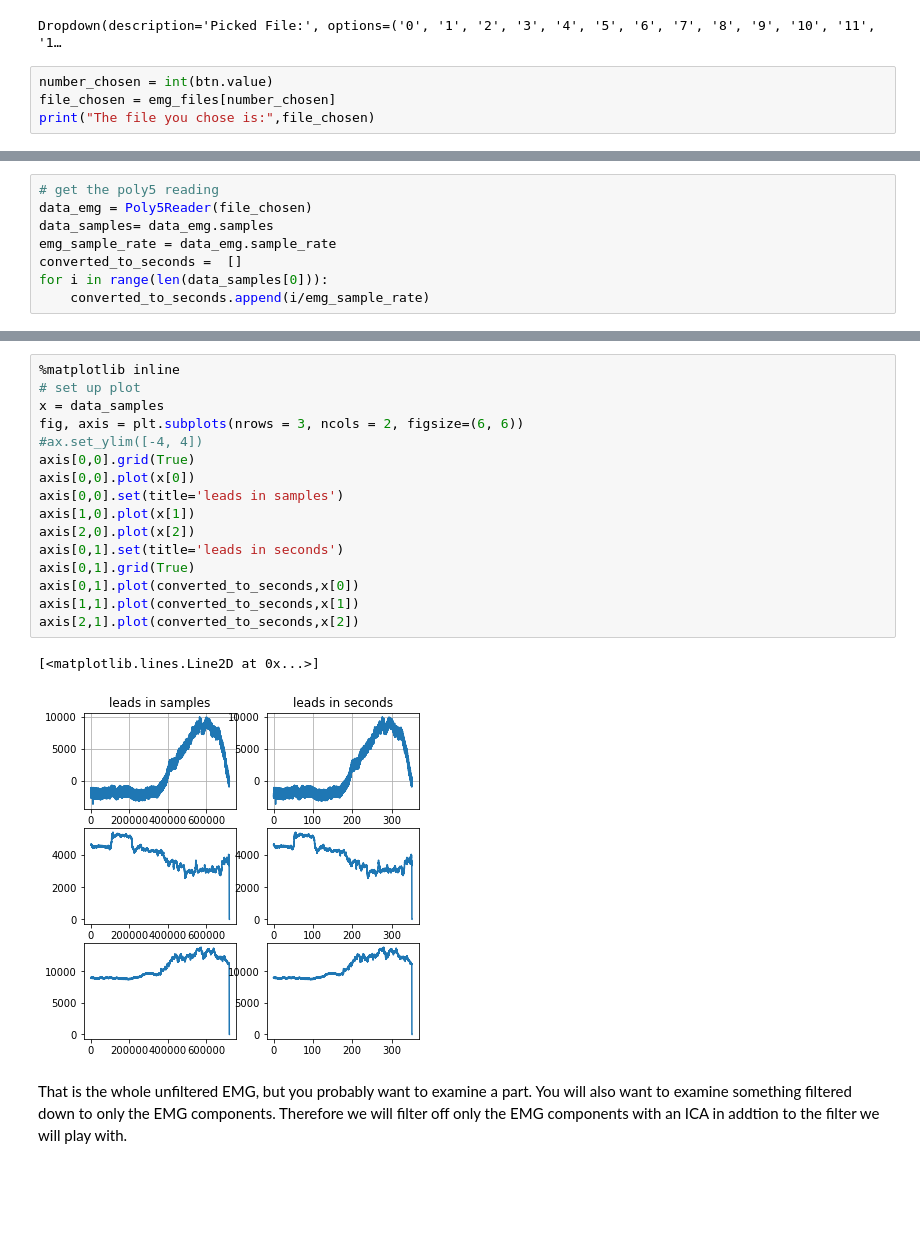
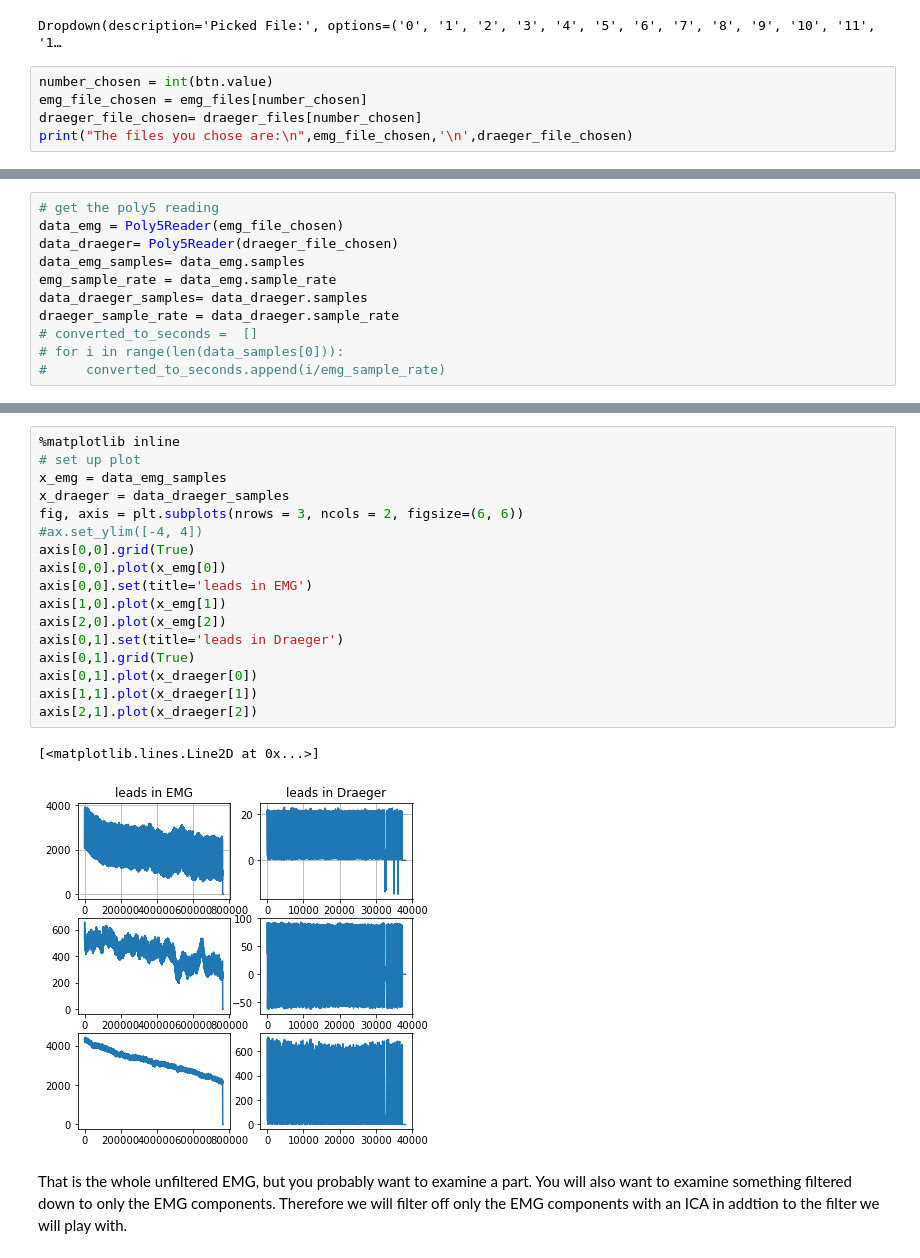
Before and after one commit to NLeSC/rsemg, a Jupyter notebook: researcher_interface/lag_lead_match.ipynb, the cells around one changed output, grey strips where cells are left out. Drawn from its saved outputs; the diff is of its cells as text; blank space fills up the shorter version.

Commit message:
lag-lead matching

```diff
--- a/researcher_interface/lag_lead_match.ipynb
+++ b/researcher_interface/lag_lead_match.ipynb
@@ -65,6 +65,7 @@ display(btn)
 Dropdown(description='Picked File:', options=('0', '1', '2', '3', '4', '5', '6', '7', '8', '9', '10', '11', '1…
 # %%
 number_chosen = int(btn.value)
-file_chosen = emg_files[number_chosen]
-print("The file you chose is:",file_chosen)
+emg_file_chosen = emg_files[number_chosen]
+draeger_file_chosen= draeger_files[number_chosen]
+print("The files you chose are:\n",emg_file_chosen,'\n',draeger_file_chosen)
 # %% [output]
@@ -72,9 +75,12 @@ The file you chose is: ../not_pushed\topspin_data_anonymized\M002\008\EMG_record
 # %%
 # get the poly5 reading
-data_emg = Poly5Reader(file_chosen)
-data_samples= data_emg.samples
+data_emg = Poly5Reader(emg_file_chosen)
+data_draeger= Poly5Reader(draeger_file_chosen)
+data_emg_samples= data_emg.samples
 emg_sample_rate = data_emg.sample_rate
-converted_to_seconds =  []
-for i in range(len(data_samples[0])):
-    converted_to_seconds.append(i/emg_sample_rate)
+data_draeger_samples= data_draeger.samples
+draeger_sample_rate = data_draeger.sample_rate
+# converted_to_seconds =  []
+# for i in range(len(data_samples[0])):
+#     converted_to_seconds.append(i/emg_sample_rate)
 # %% [output]
@@ -86,22 +97,23 @@ Done reading data.
 # %%
 %matplotlib inline
 # set up plot
-x = data_samples
+x_emg = data_emg_samples
+x_draeger = data_draeger_samples
 fig, axis = plt.subplots(nrows = 3, ncols = 2, figsize=(6, 6))
 #ax.set_ylim([-4, 4])
 axis[0,0].grid(True)
-axis[0,0].plot(x[0])
-axis[0,0].set(title='leads in samples')
-axis[1,0].plot(x[1])
-axis[2,0].plot(x[2])
-axis[0,1].set(title='leads in seconds')
+axis[0,0].plot(x_emg[0])
+axis[0,0].set(title='leads in EMG')
+axis[1,0].plot(x_emg[1])
+axis[2,0].plot(x_emg[2])
+axis[0,1].set(title='leads in Draeger')
 axis[0,1].grid(True)
-axis[0,1].plot(converted_to_seconds,x[0])
-axis[1,1].plot(converted_to_seconds,x[1])
-axis[2,1].plot(converted_to_seconds,x[2])
+axis[0,1].plot(x_draeger[0])
+axis[1,1].plot(x_draeger[1])
+axis[2,1].plot(x_draeger[2])
 # %% [output]
 [<matplotlib.lines.Line2D at 0x...>]
-[figure, old version]
+[figure, new version]
 # %% [markdown]
 That is the whole unfiltered EMG, but you probably want to examine a part. You will also want to examine something filtered down to only the EMG components. Therefore we will filter off only the EMG components with an ICA in addtion to the filter we will play with.
 # %% [markdown]
```
Also changed, not shown: parts of 29 cells of this notebook.
